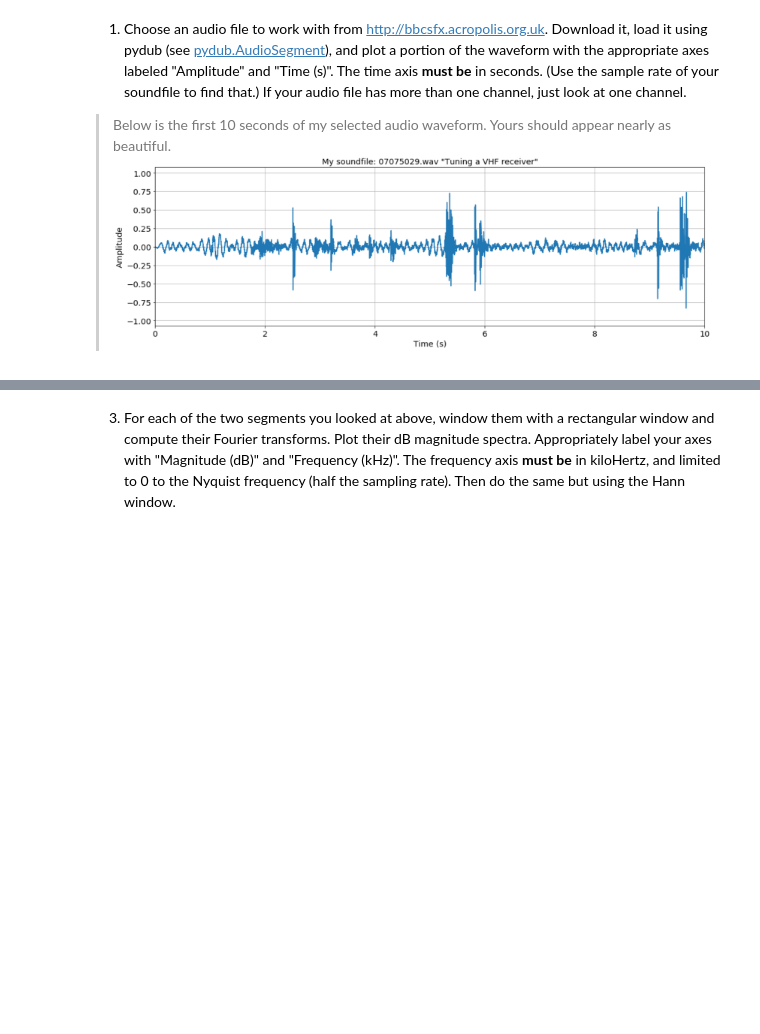
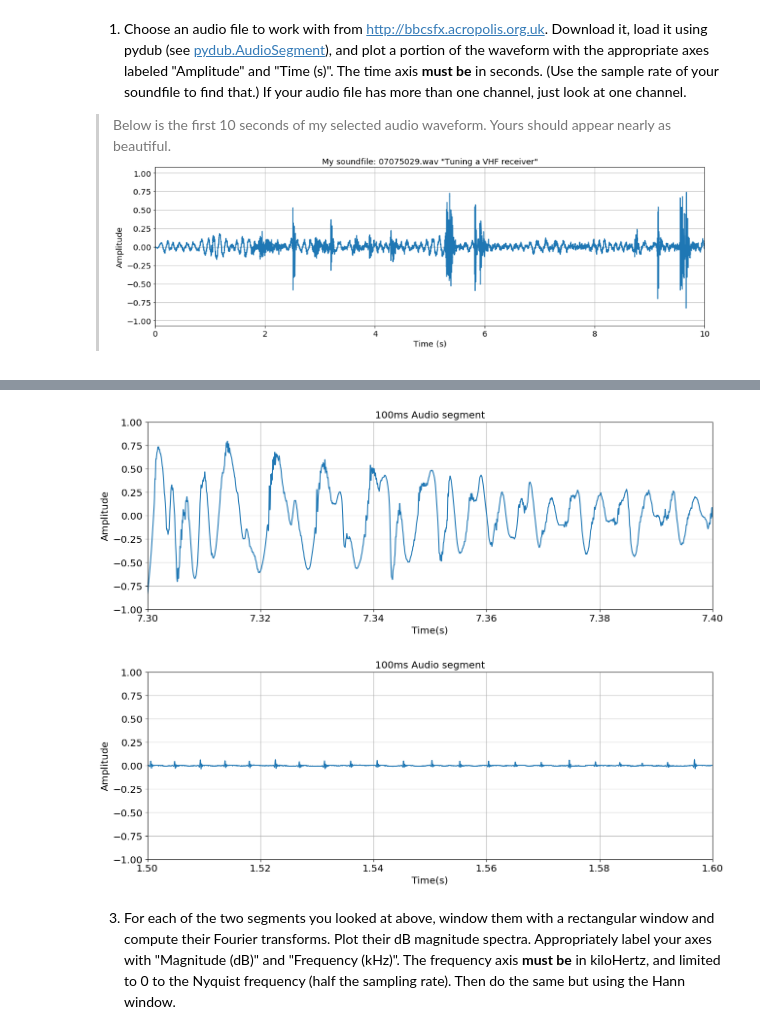
Before and after one commit to simoclemens/KTH-MusicInformaticsLabs, a Jupyter notebook: DT2470_lab01.ipynb, the cells around one changed output, grey strips where cells are left out. Cells and saved outputs as stored; diff of their text form; code cells hidden in the pictures; blank space fills up the shorter version.

```diff
--- a/DT2470_lab01.ipynb
+++ b/DT2470_lab01.ipynb
@@ -58,2 +72,50 @@ print(n_channels)
+# %%
+
+
+# add your code below
+params = {'legend.fontsize': 'x-large',
+          'figure.figsize': (15, 5),
+         'axes.labelsize': 'x-large',
+         'axes.titlesize':'x-large',
+         'xtick.labelsize':'x-large',
+         'ytick.labelsize':'x-large'}
+plt.rcParams.update(params)
+
+from pydub import AudioSegment
+
+starting_time01 = 7.3
+starting_time02 = 1.5
+duration = 0.1 #s
+
+sound = AudioSegment.from_file("sample01.wav", format="wav")
+sound = sound.split_to_mono()[0]
+scaling_factor = 1.0 / sound.max
+
+samples01 = np.array(sound[starting_time01*1000:(starting_time01+duration)*1000].get_array_of_samples())*scaling_factor
+samples02 = np.array(sound[starting_time02*1000:(starting_time02+duration)*1000].get_array_of_samples())*scaling_factor
+
+time01 = np.linspace(starting_time01, starting_time01+duration, num=len(samples01))
+time02 = np.linspace(starting_time02, starting_time02+duration, num=len(samples02))
+
+plt.plot(time01, samples01)
+plt.xlabel("Time(s)")
+plt.ylabel("Amplitude")
+plt.title("100ms Audio segment")
+plt.grid(True)
+plt.xlim(starting_time01, starting_time01+duration)
+plt.ylim(-1, 1)
+plt.show()
+
+plt.plot(time02, samples02)
+plt.xlabel("Time(s)")
+plt.ylabel("Amplitude")
+plt.title("100ms Audio segment")
+plt.grid(True)
+plt.xlim(starting_time02, starting_time02+duration)
+plt.ylim(-1, 1)
+plt.show()
+# %% [output]
+[figure, added]
+[figure, added]
 # %% [markdown]
 3. For each of the two segments you looked at above, window them with a rectangular window and compute their Fourier transforms. Plot their dB magnitude spectra. Appropriately label your axes with "Magnitude (dB)" and "Frequency (kHz)". The frequency axis **must be** in kiloHertz, and limited to 0 to the Nyquist frequency (half the sampling rate). Then do the same but using the Hann window.
```
Also changed, not shown: parts of 12 cells of this notebook.
